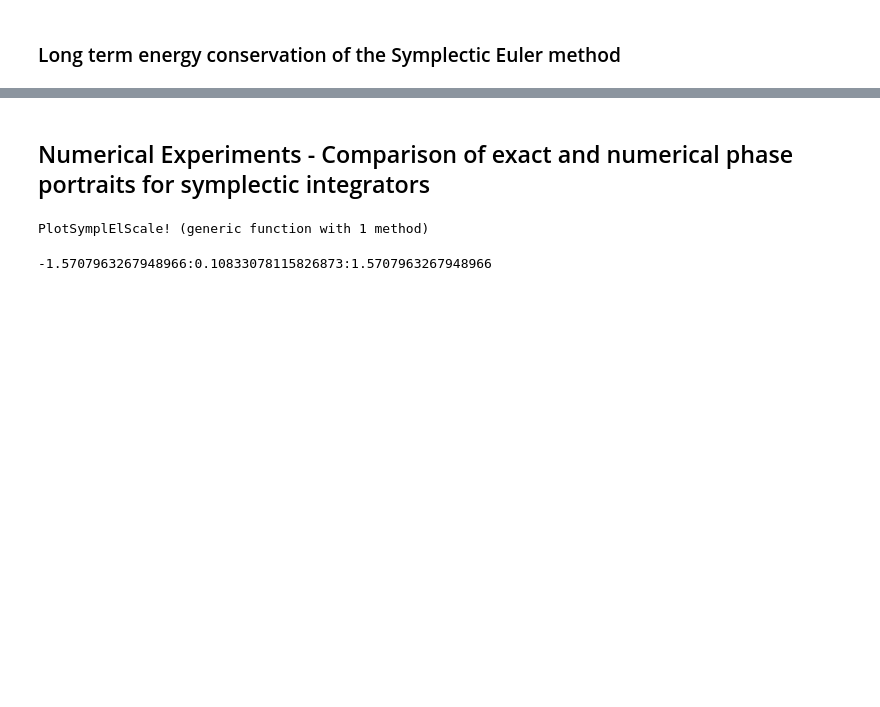
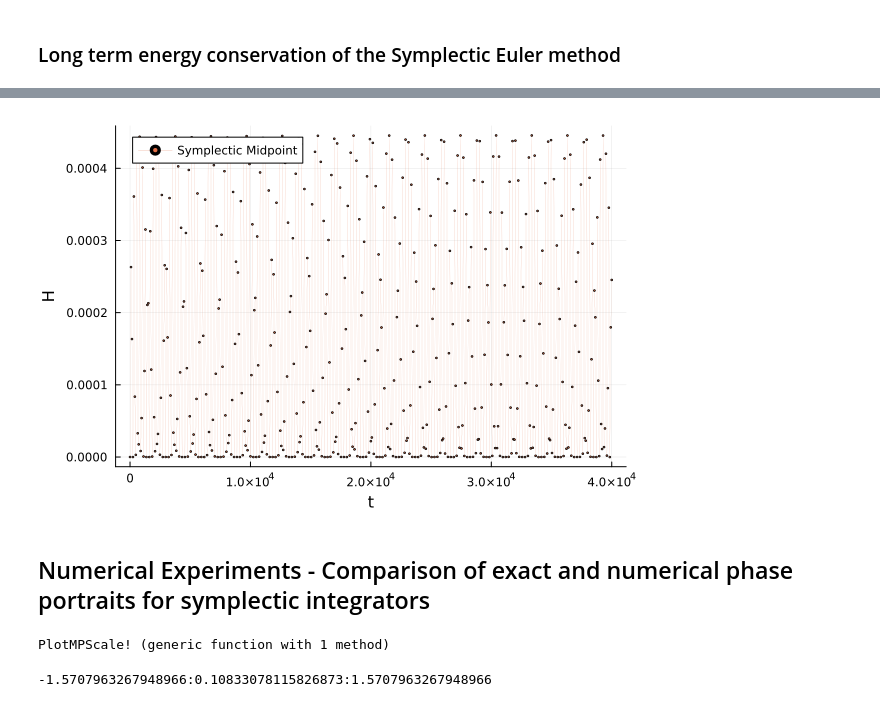
Before and after one commit to Christian-Offen/Symplectic-Integration, a Jupyter notebook: Symplectic versus non-symplectic.ipynb, the cells around one changed output, grey strips where cells are left out. Saved outputs shown, nothing was run; the diff lists cells and outputs as text; code cells hidden in the pictures; blank space fills up the shorter version.

```diff
--- a/Symplectic versus non-symplectic.ipynb
+++ b/Symplectic versus non-symplectic.ipynb
@@ -113,3 +117,9 @@ plot(ttSparse,energySparse,label="Symplectic Euler",color=:2,linewidth=0,marker=
+# %%
+energySparse = energyMPLong[1:sparseSkip:end];
+# %%
+plot(ttSparse,energySparse.-energySparse[1],label="Symplectic Midpoint",color=:2,linewidth=0,marker=:circle, markersize=1,xlabel="t",ylabel="H")
+# %% [output]
+[figure, added]
 # %% [markdown]
 ## Numerical Experiments - Comparison of exact and numerical phase portraits for symplectic integrators
 # %%
@@ -125,8 +135,19 @@ function PlotSymplElScale!(plotHandle,scales,z0,steps)
         PlotSympEl!(plotHandle,s*z0,steps)
     end
 end
+
+function PlotMP!(plotHandle,z0,steps)
+    ZMidPoint = Integrator(z->MidPoint(h,z),z0,steps)
+    plotHandle=plot!(ZMidPoint[1,:],ZMidPoint[2,:],label="",color=:black)
+end
+
+function PlotMPScale!(plotHandle,scales,z0,steps)
+    for s in scales
+        PlotMP!(plotHandle,s*z0,steps)
+    end
+end
 # %% [output]
-PlotSymplElScale! (generic function with 1 method)
+PlotMPScale! (generic function with 1 method)
 # %%
 # phase space
 qq = range(-2,5,40)
```
Also changed, not shown: parts of 13 cells of this notebook, 1 other file.
